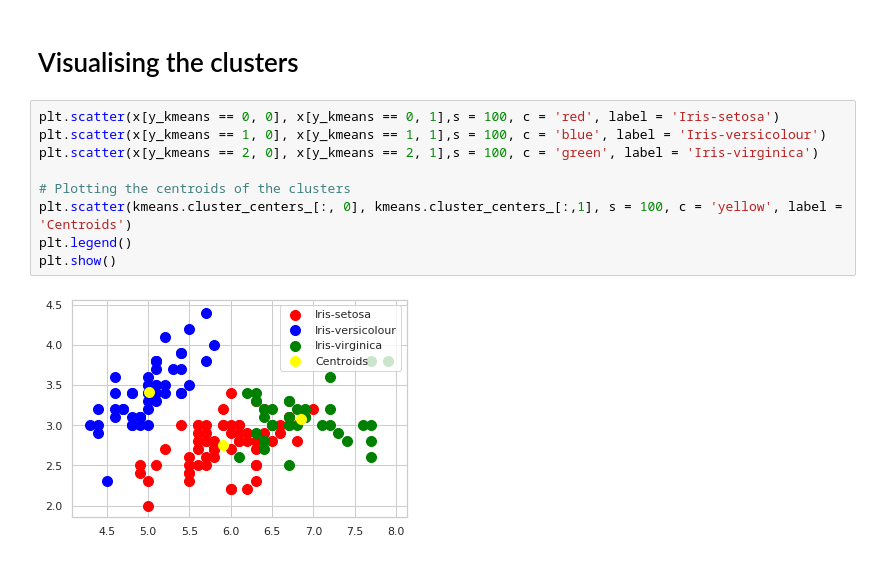
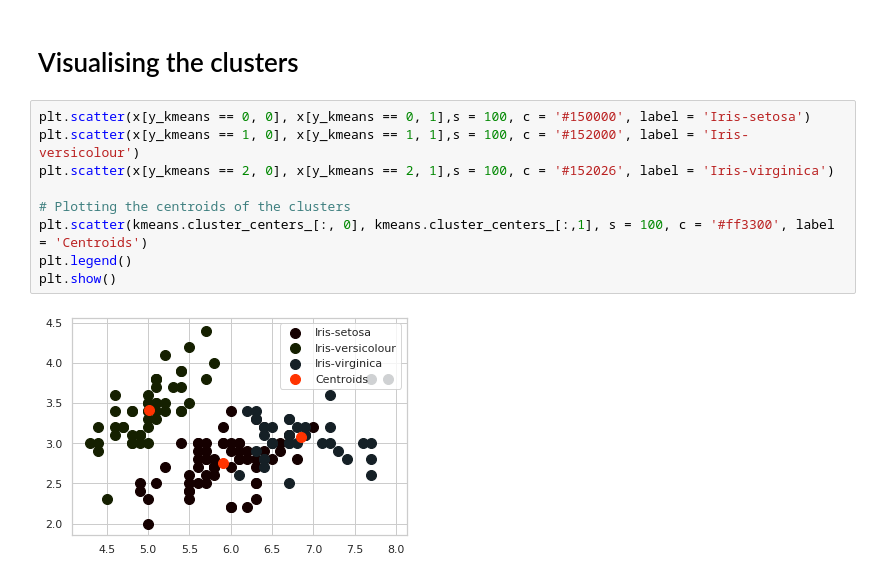
Before and after one commit to bikashk123/Data-Science-Analytics, a Jupyter notebook: Task3_GRIP.ipynb, the cells around one changed output. Saved outputs shown, nothing was run; the diff lists cells and outputs as text.

```diff
--- a/Task3_GRIP.ipynb
+++ b/Task3_GRIP.ipynb
@@ -69,13 +123,13 @@ y_kmeans = kmeans.fit_predict(x)
 # %% [markdown]
 # Visualising the clusters
 # %%
-plt.scatter(x[y_kmeans == 0, 0], x[y_kmeans == 0, 1],s = 100, c = 'red', label = 'Iris-setosa')
-plt.scatter(x[y_kmeans == 1, 0], x[y_kmeans == 1, 1],s = 100, c = 'blue', label = 'Iris-versicolour')
-plt.scatter(x[y_kmeans == 2, 0], x[y_kmeans == 2, 1],s = 100, c = 'green', label = 'Iris-virginica')
+plt.scatter(x[y_kmeans == 0, 0], x[y_kmeans == 0, 1],s = 100, c = '#150000', label = 'Iris-setosa')
+plt.scatter(x[y_kmeans == 1, 0], x[y_kmeans == 1, 1],s = 100, c = '#152000', label = 'Iris-versicolour')
+plt.scatter(x[y_kmeans == 2, 0], x[y_kmeans == 2, 1],s = 100, c = '#152026', label = 'Iris-virginica')
 
 # Plotting the centroids of the clusters
-plt.scatter(kmeans.cluster_centers_[:, 0], kmeans.cluster_centers_[:,1], s = 100, c = 'yellow', label = 'Centroids')
+plt.scatter(kmeans.cluster_centers_[:, 0], kmeans.cluster_centers_[:,1], s = 100, c = '#ff3300', label = 'Centroids')
 plt.legend()
 plt.show()
 # %% [output]
-[figure, old version]
+[figure, new version]
```
Also changed, not shown: parts of 12 cells of this notebook.
